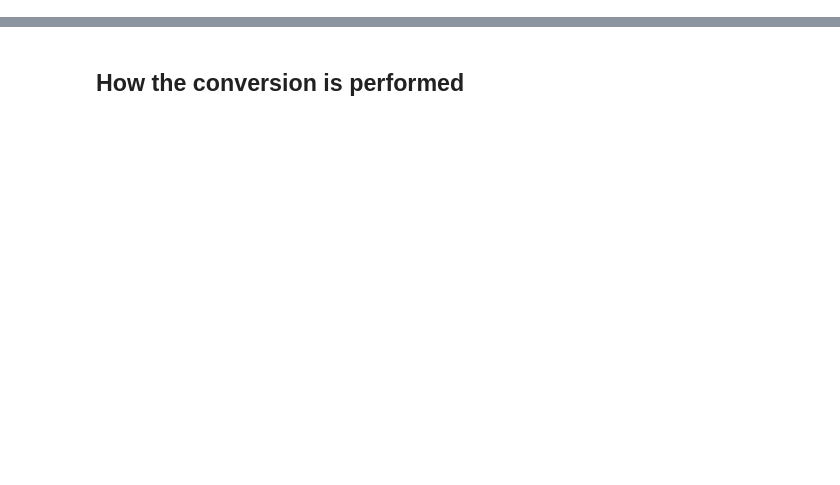
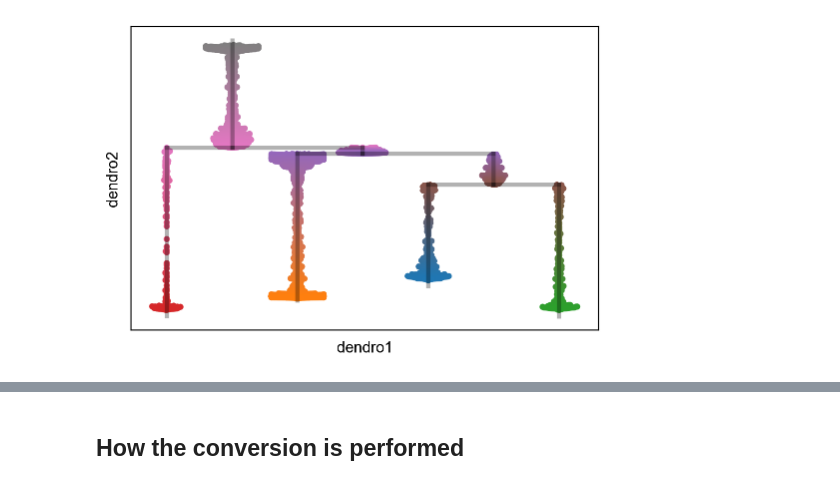
Before and after one commit to LouisFaure/scFates_notebooks, a Jupyter notebook: Conversion_from_CellRank_pipeline.ipynb, the cells around one changed output, grey strips where cells are left out. Saved outputs shown, nothing was run; the diff lists cells and outputs as text; code cells hidden in the pictures; blank space fills up the shorter version.

```diff
--- a/Conversion_from_CellRank_pipeline.ipynb
+++ b/Conversion_from_CellRank_pipeline.ipynb
@@ -104,0 +198,4 @@ Adding `adata.obsm['to_terminal_states']`
+# %%
+scf.pl.dendrogram(adata,color_milestones=True)
+# %% [output]
+[figure, added]
```
Also changed, not shown: parts of 55 cells of this notebook.
